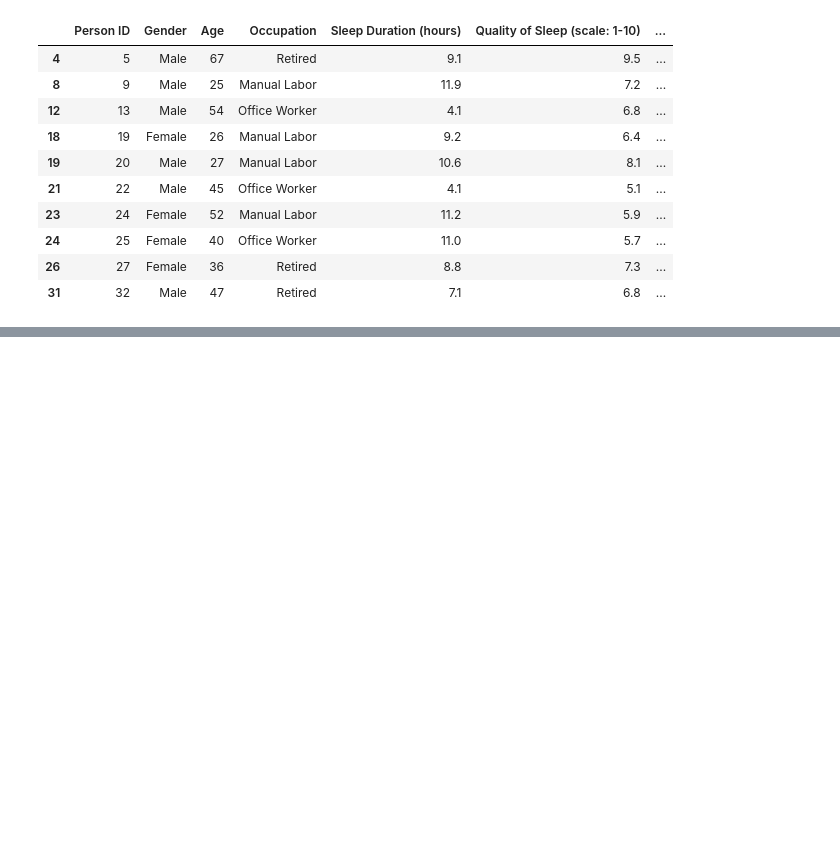
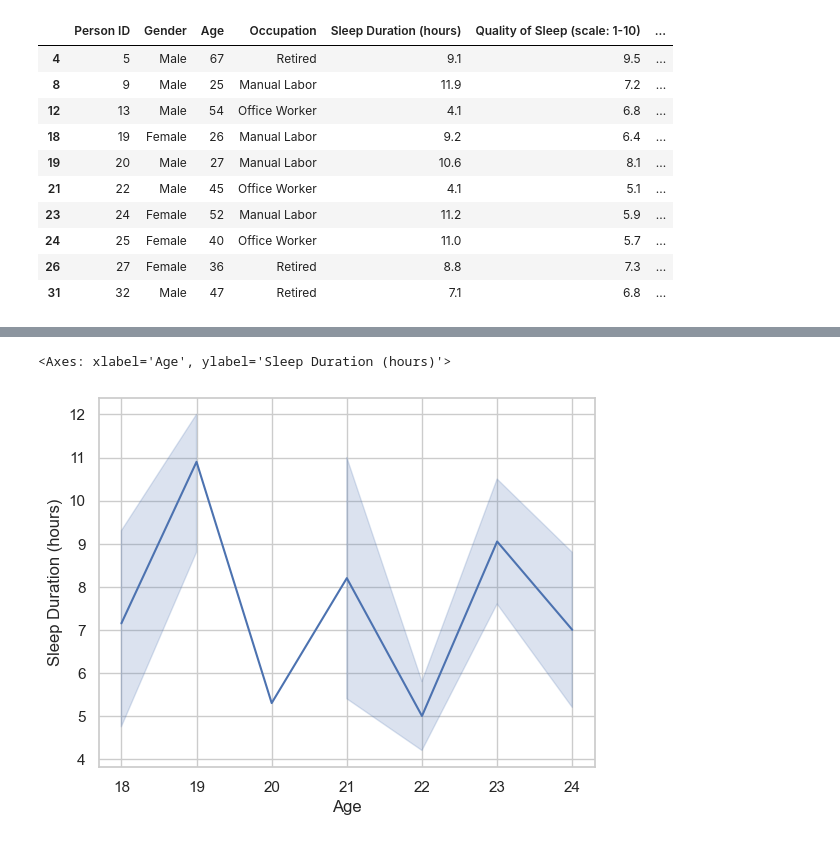
Before and after one commit to fisherlul/fisherlul.github.io, a Jupyter notebook: Personal proj/analysis.ipynb, the cells around one changed output, grey strips where cells are left out. Cells and saved outputs as stored; diff of their text form; code cells hidden in the pictures; blank space fills up the shorter version.

```diff
--- a/Personal proj/analysis.ipynb
+++ b/Personal proj/analysis.ipynb
@@ -50,0 +134,6 @@ sleep_health_cleaned.head(10)
+# %%
+adult_age = sleep_health_cleaned.loc[(sleep_health_cleaned['Age'] >= 18) & (sleep_health_cleaned['Age'] < 25)]
+sns.lineplot(data=adult_age, x='Age', y='Sleep Duration (hours)', legend=False, estimator=np.median)
+# %% [output]
+<Axes: xlabel='Age', ylabel='Sleep Duration (hours)'>
+[figure, added]
```
Also changed, not shown: parts of 19 cells of this notebook, 1 other file.
